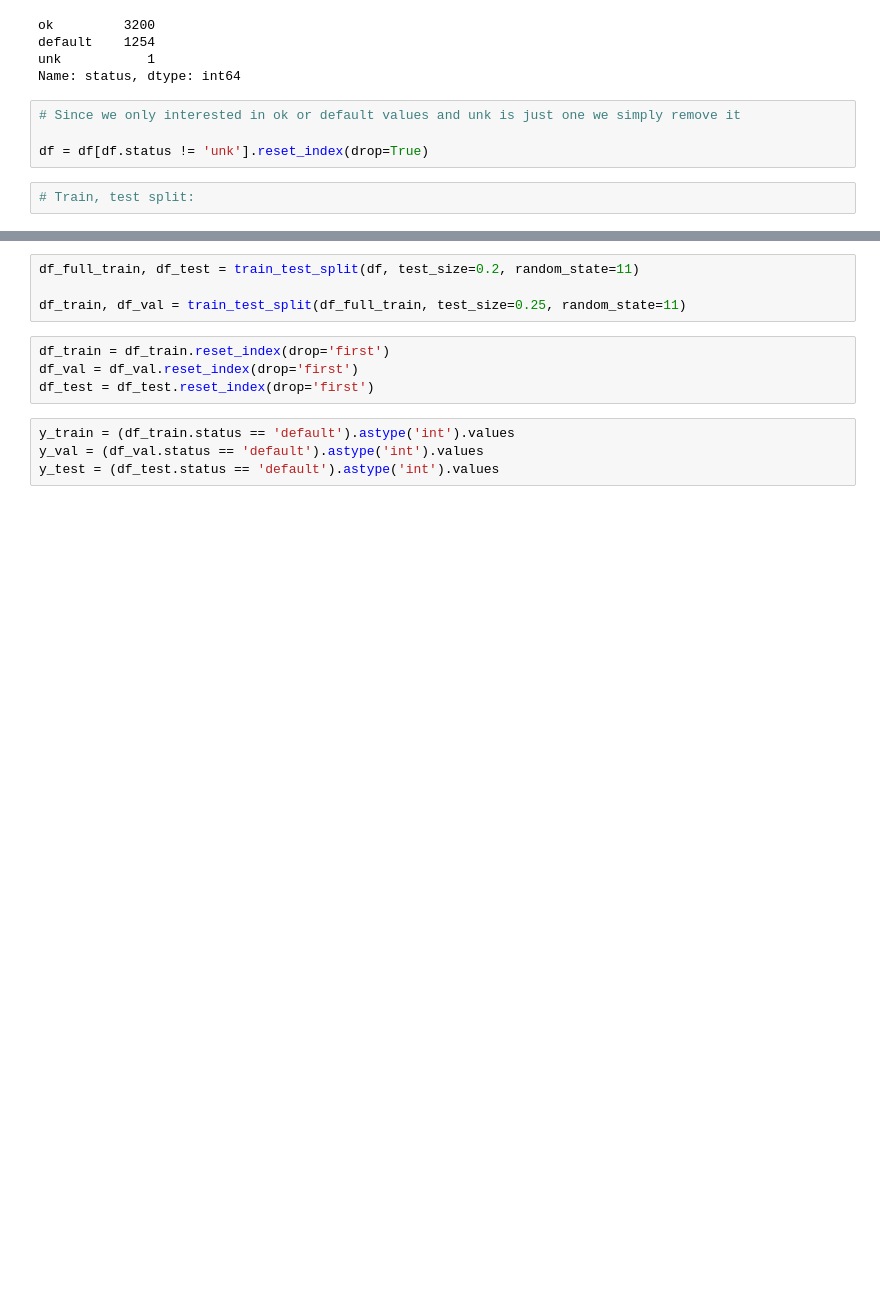
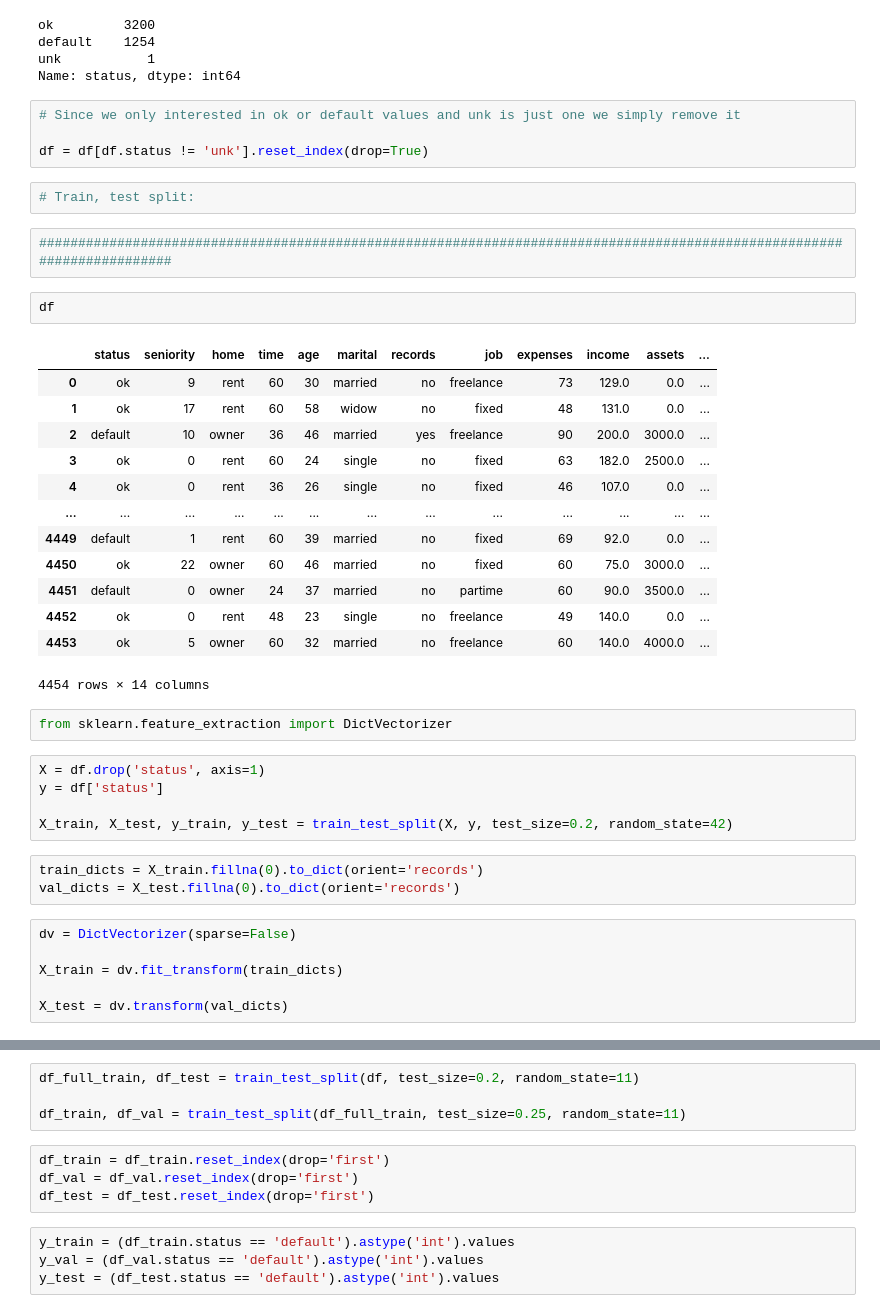
Before and after one commit to kenanarslanbay/ML_Zoomcamp, a Jupyter notebook: Credit Scoring with Tree Based Models/Trees.ipynb, the cells around one changed output, grey strips where cells are left out. Cells and saved outputs as stored; diff of their text form; blank space fills up the shorter version.

```diff
--- a/Sixt_week/Trees.ipynb
+++ b/Credit Scoring with Tree Based Models/Trees.ipynb
@@ -153,3 +142,37 @@ Name: status, dtype: int64
 df = df[df.status != 'unk'].reset_index(drop=True)
 # %%
 # Train, test split:
+# %%
+########################################################################################################################
+# %%
+df
+# %% [output]
+|  | status | seniority | home | time | age | marital | records | job | expenses | income | assets | ... |
+| 0 | ok | 9 | rent | 60 | 30 | married | no | freelance | 73 | 129.0 | 0.0 | ... |
+| 1 | ok | 17 | rent | 60 | 58 | widow | no | fixed | 48 | 131.0 | 0.0 | ... |
+| 2 | default | 10 | owner | 36 | 46 | married | yes | freelance | 90 | 200.0 | 3000.0 | ... |
+| 3 | ok | 0 | rent | 60 | 24 | single | no | fixed | 63 | 182.0 | 2500.0 | ... |
+| 4 | ok | 0 | rent | 36 | 26 | single | no | fixed | 46 | 107.0 | 0.0 | ... |
+| ... | ... | ... | ... | ... | ... | ... | ... | ... | ... | ... | ... | ... |
+| 4449 | default | 1 | rent | 60 | 39 | married | no | fixed | 69 | 92.0 | 0.0 | ... |
+| 4450 | ok | 22 | owner | 60 | 46 | married | no | fixed | 60 | 75.0 | 3000.0 | ... |
+| 4451 | default | 0 | owner | 24 | 37 | married | no | partime | 60 | 90.0 | 3500.0 | ... |
+| 4452 | ok | 0 | rent | 48 | 23 | single | no | freelance | 49 | 140.0 | 0.0 | ... |
+| 4453 | ok | 5 | owner | 60 | 32 | married | no | freelance | 60 | 140.0 | 4000.0 | ... |
+4454 rows × 14 columns
+# %%
+from sklearn.feature_extraction import DictVectorizer
+# %%
+X = df.drop('status', axis=1)
+y = df['status']
+
+X_train, X_test, y_train, y_test = train_test_split(X, y, test_size=0.2, random_state=42)
+# %%
+train_dicts = X_train.fillna(0).to_dict(orient='records')
+val_dicts = X_test.fillna(0).to_dict(orient='records')
+# %%
+dv = DictVectorizer(sparse=False)
+
+X_train = dv.fit_transform(train_dicts)
+
+X_test = dv.transform(val_dicts)
```
Also changed, not shown: parts of 23 cells of this notebook, 30 other files.
